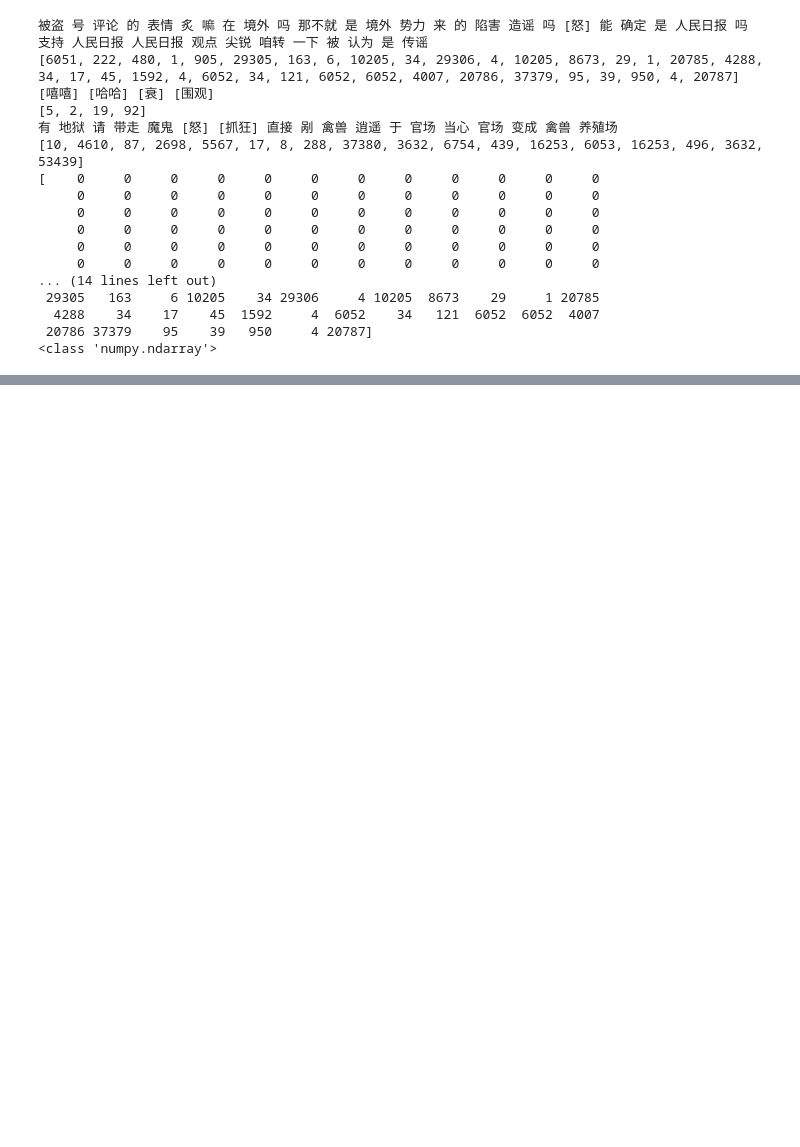
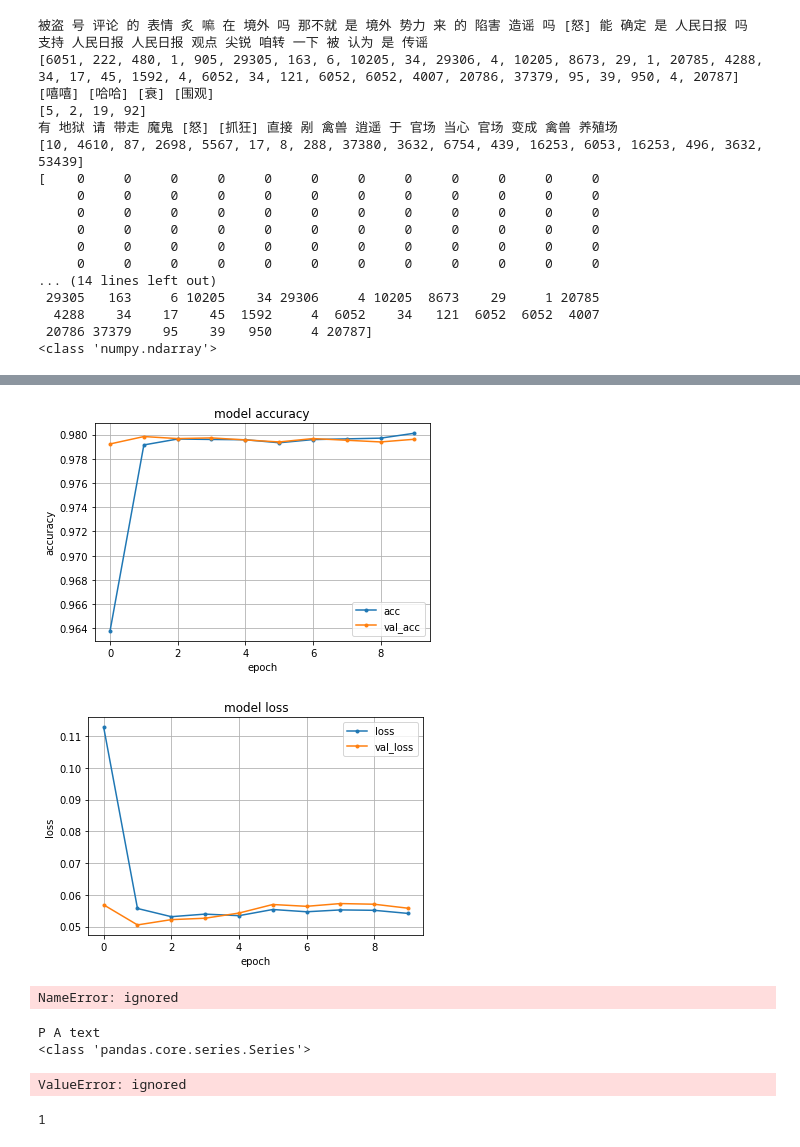
Before and after one commit to Dicer-Zz/SentimentAnalysis, a Jupyter notebook: sentiment/LSTM/LSTM.ipynb, the cells around one changed output, grey strips where cells are left out. Cells and saved outputs as stored; diff of their text form; code cells hidden in the pictures; blank space fills up the shorter version.

```diff
--- a/sentiment/LSTM/LSTM.ipynb
+++ b/sentiment/LSTM/LSTM.ipynb
@@ -16,7 +16,7 @@ import random
 import pandas as pd
 # %%
 # 数据读取
-df = pd.read_csv('../../corpus/100k/allTrimed.csv')
+df = pd.read_csv('/content/drive/MyDrive/100k/allTrimed.csv')
 Labels, Reviews = df['label'].astype('int64'), df['review'].astype('str')
 
 # 查看数据
@@ -116,12 +116,12 @@ print(type(reviews_train))
 正解データをone-hotベクトル化
 one-hot正则化label
 """
-from tensorflow.keras import utils
+from keras.utils import np_utils
 
 labels_train = np.array(Labels_train, dtype=int)
-labels_train = utils.to_categorical(Labels_train)
+labels_train = np_utils.to_categorical(labels_train)
 labels_test = np.array(Labels_test, dtype=int)
-labels_test = utils.to_categorical(Labels_test)
+labels_test = np_utils.to_categorical(labels_test)
 # %%
 """
 学習モデルの構築
@@ -155,0 +190,58 @@ history = model.fit(
+# %%
+from matplotlib import pyplot as plt
+
+# 精度のplot
+plt.plot(history.history['accuracy'], marker='.', label='acc')
+plt.plot(history.history['val_accuracy'], marker='.', label='val_acc')
+plt.title('model accuracy')
+plt.grid()
+plt.xlabel('epoch')
+plt.ylabel('accuracy')
+plt.legend(loc='best')
+plt.show()
+
+# 損失のplot
+plt.plot(history.history['loss'], marker='.', label='loss')
+plt.plot(history.history['val_loss'], marker='.', label='val_loss')
+plt.title('model loss')
+plt.grid()
+plt.xlabel('epoch')
+plt.ylabel('loss')
+plt.legend(loc='best')
+plt.show()
+# %% [output]
+[figure, added]
+[figure, added]
+# %%
+"""
+不正解データを表示
+P：予測値
+A:正解値
+"""
+pre = model.predict(reviews_test)
+# %% [output]
+NameError: ignored
+# %%
+print("P A text")
+for i,v in enumerate(pre):
+    pre_ans = v.argmax()
+    ans = labels_test[i].argmax()
+    dat = Reviews_test.iloc(i)
+    if ans == pre_ans: continue
+    print(pre_ans, ans, dat)
+# %% [output]
+P A text
+<class 'pandas.core.series.Series'>
+ValueError: ignored
+# %%
+# 検証
+# input_textに190文字以下の英文を入力する
+
+input_text = ["今天 哈哈 开心"]
+input_text = tokenizer.texts_to_sequences(input_text)
+input_text = pad_sequences(input_text, maxlen=max_len)
+pre = model.predict(input_text)
+pre_ans = pre.argmax()
+print(pre_ans)
+# %% [output]
+1
```
Also changed, not shown: parts of 4 cells of this notebook, 12 other files.
